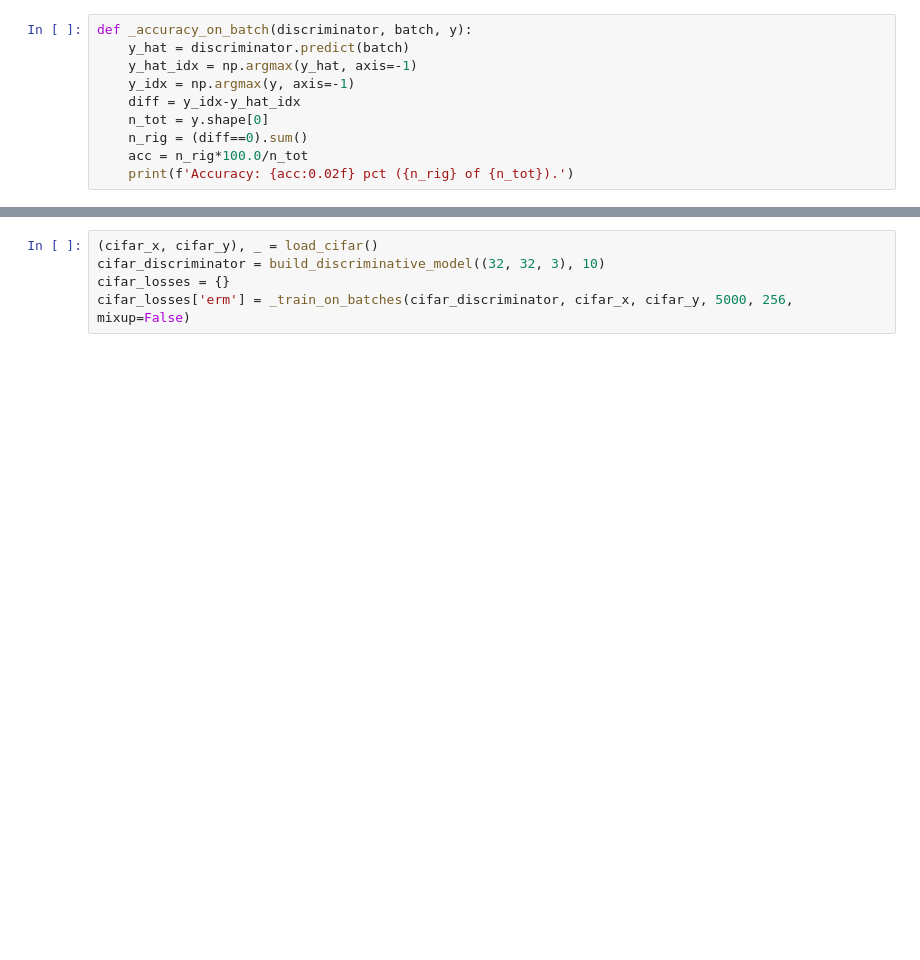
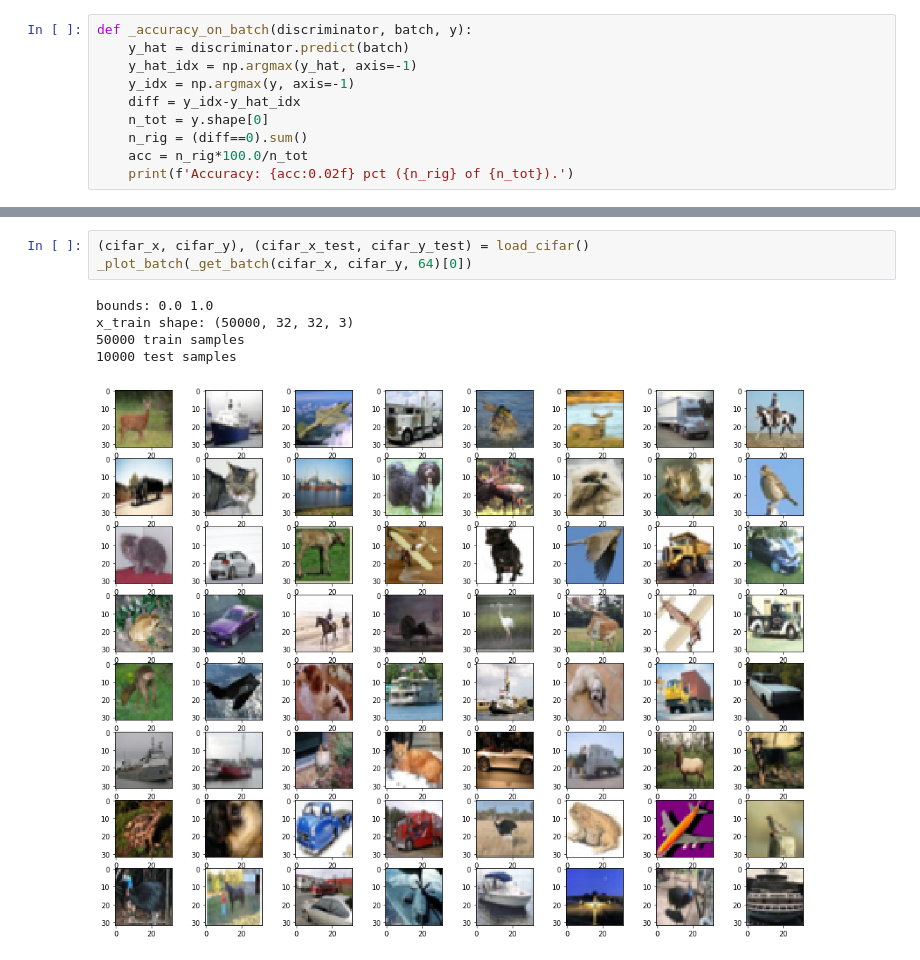
Before and after one commit to broadinstitute/ml4h, a Jupyter notebook: notebooks/mixup_mnist_cifar.ipynb, the cells around one changed output, grey strips where cells are left out. Cells and saved outputs as stored; diff of their text form; blank space fills up the shorter version.

```diff
--- a/notebooks/mixup_mnist_cifar.ipynb
+++ b/notebooks/mixup_mnist_cifar.ipynb
@@ -137,5 +416,9 @@ plt.legend(list(losses.keys()), loc='upper right')
-# %%
-(cifar_x, cifar_y), _ = load_cifar()
-cifar_discriminator = build_discriminative_model((32, 32, 3), 10)
-cifar_losses = {}
-cifar_losses['erm'] = _train_on_batches(cifar_discriminator, cifar_x, cifar_y, 5000, 256, mixup=False)
+# %%
+(cifar_x, cifar_y), (cifar_x_test, cifar_y_test) = load_cifar()
+_plot_batch(_get_batch(cifar_x, cifar_y, 64)[0])
+# %% [output]
+bounds: 0.0 1.0
+x_train shape: (50000, 32, 32, 3)
+50000 train samples
+10000 test samples
+[figure, added]
```
Also changed, not shown: parts of 20 cells of this notebook.
